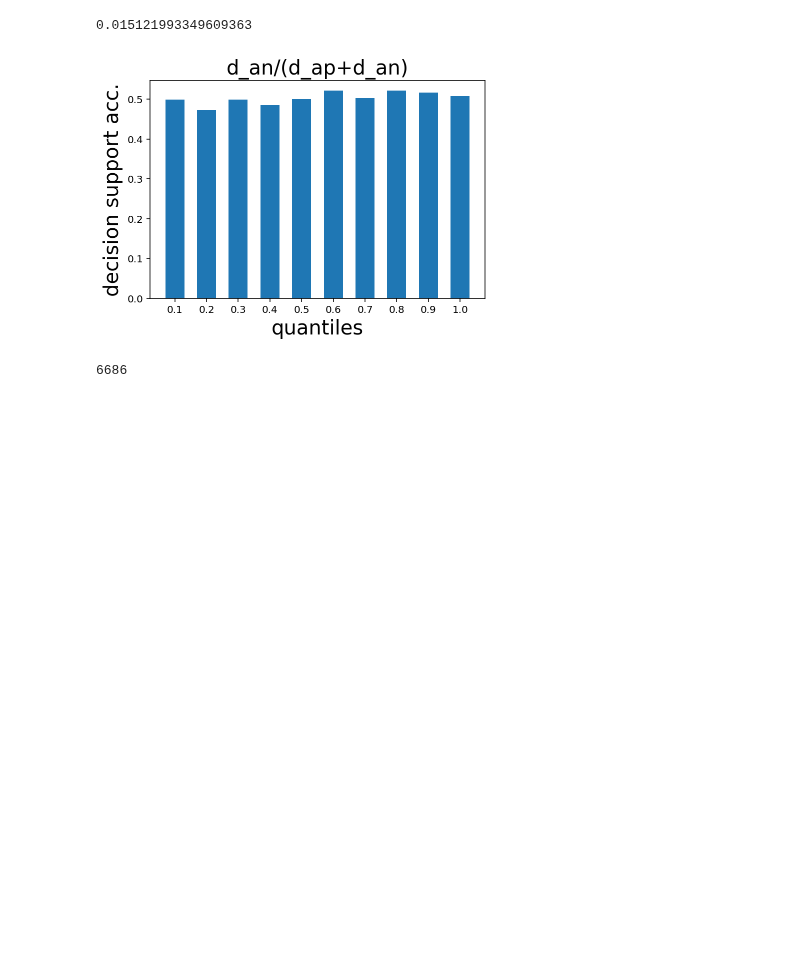
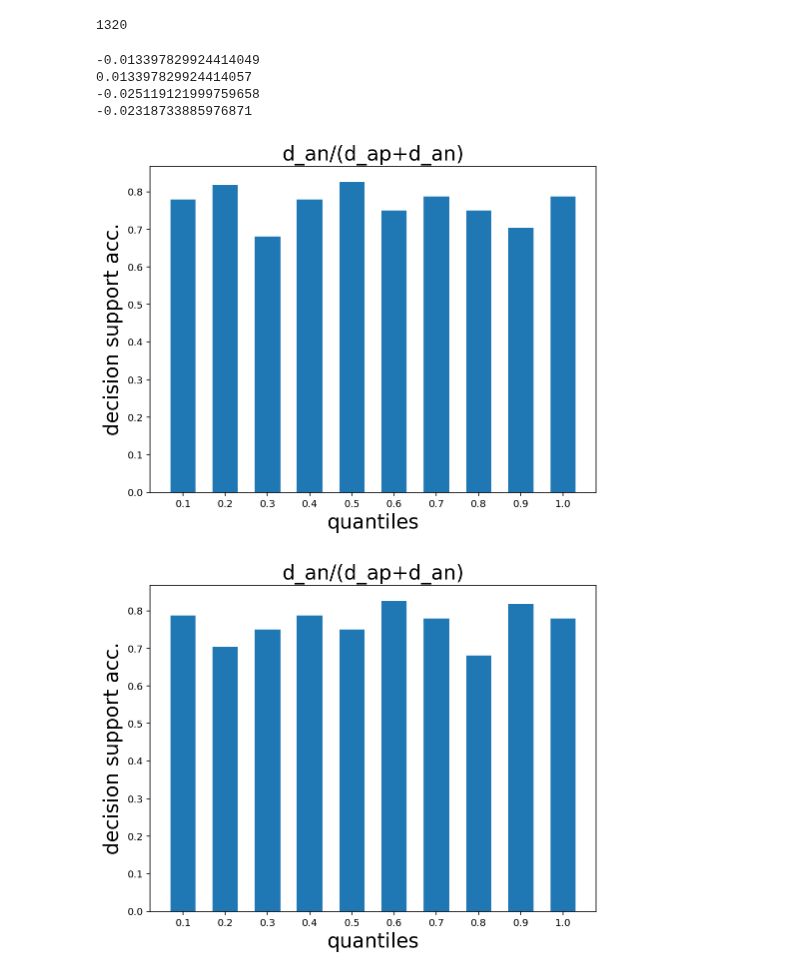
Before and after one commit to harry-tian/ai-driven-tutorial, a Jupyter notebook: scratch.ipynb, the cells around one changed output. Drawn from its saved outputs; the diff is of its cells as text; code cells hidden in the pictures; blank space fills up the shorter version.

Commit message:
corr experiments code finished

```diff
--- a/scratch.ipynb
+++ b/scratch.ipynb
@@ -67,5 +25,0 @@ nums = [len(s) for s in session_question.values()]
-# %%
-s = 0
-for n in nums:
-    if n == 40:
-        s += n
@@ -83,7 +33,7 @@ img2idx_test = {path.split("/")[-1]:i for i, path in enumerate(utils.dataset_fil
 # %%
 def euc_dist(x, y): return np.sqrt(np.dot(x, x) - 2 * np.dot(x, y) + np.dot(y, y))
 
-def dist(path_a, path_b):
+def dist_path(path_a, path_b):
     z_a = img2z(path_a)
     z_b = img2z(path_b)
     return euc_dist(z_a, z_b)
@@ -98,6 +48,9 @@ def img2z(path):
     elif fold == "test":
         z = z_test[img2idx_test[img]]
     return z
+
+def img2c(path):
+    return int(path.split("/")[-2])
 
 def corr(x,y):
     # plt.scatter(y,x)
@@ -119,7 +72,6 @@ def quant_bars(preds, data):
             break
         bin = sorted_idx[bin_start: bin_start+bin_size]
         bins.append(bin)
-    # print(bins)
     bins = np.array(bins)
     pred_bins = preds[bins]
     m_bins = data[bins]
@@ -129,7 +81,32 @@ def quant_bars(preds, data):
 
 def plot_quants(m_quants, title):
     quantiles = np.arange(1,11)/10
+    plt.figure(figsize=[8,6])
     plt.bar(quantiles, m_quants, width=0.06, align="center", tick_label=quantiles)
     plt.xlabel("quantiles")
     plt.ylabel("decision support acc.")
     plt.title(title)
+    plt.plot()
+
+def get_dists(df):
+    dap, dan, dpn, pred_correct = [],[],[], []
+    for i in range(len(df)):
+        row = df.iloc[i]
+        a, p, n = row["q_a"],row["q_p"],row["q_n"]
+        pred_correct.append(row["pred"]==img2c(a))
+        dap.append(dist_path(a,p))
+        dan.append(dist_path(a,n))
+        dpn.append(dist_path(p,n))
+    pred_correct = np.array(pred_correct)
+    dap = np.array(dap)
+    dan = np.array(dan)
+    dpn = np.array(dpn)
+    return dap, dan, dpn, pred_correct
+
+def plot_corr(dap, dan, dpn, pred_correct):
+    titles = ["d_an/(d_ap+d_an)", "d_an/(d_ap+d_an)", "|d_ap-d_an|", "d_pn"]
+    datum = [dan/(dap+dan), dap/(dap+dan), abs(dap-dan), dpn]
+    for data, title in zip(datum, titles):
+        m_quants = quant_bars(pred_correct, data)
+        plot_quants(m_quants, title)
+        print(corr(pred_correct, data))
@@ -153,13 +113,18 @@ dpn = np.array(dpn)
-# %%
-data = dan/(dap+dan)
-title = "d_an/(d_ap+d_an)"
-m_quants = quant_bars(preds, data)
-plot_quants(m_quants, title)
-corr(preds, data)
-# %% [output]
-0.015121993349609363
-[figure, removed]
-# %%
-len(preds)
-# %% [output]
-6686
+# %%
+qa_df = pd.read_csv("db1.qa.csv")
+# splits = qa_df["split_pool"].unique()
+df = qa_df[qa_df["split_pool"]=="dc0"]
+# df = qa_df
+print(len(df))
+dap, dan, dpn, pred_correct = get_dists(df)
+# %% [output]
+1320
+# %%
+plot_corr(dap, dan, dpn, pred_correct)
+# %% [output]
+-0.013397829924414049
+0.013397829924414057
+-0.025119121999759658
+-0.02318733885976871
+[figure, added]
+[figure, added]
```
Also changed, not shown: parts of 26 cells of this notebook, 2 other files.
